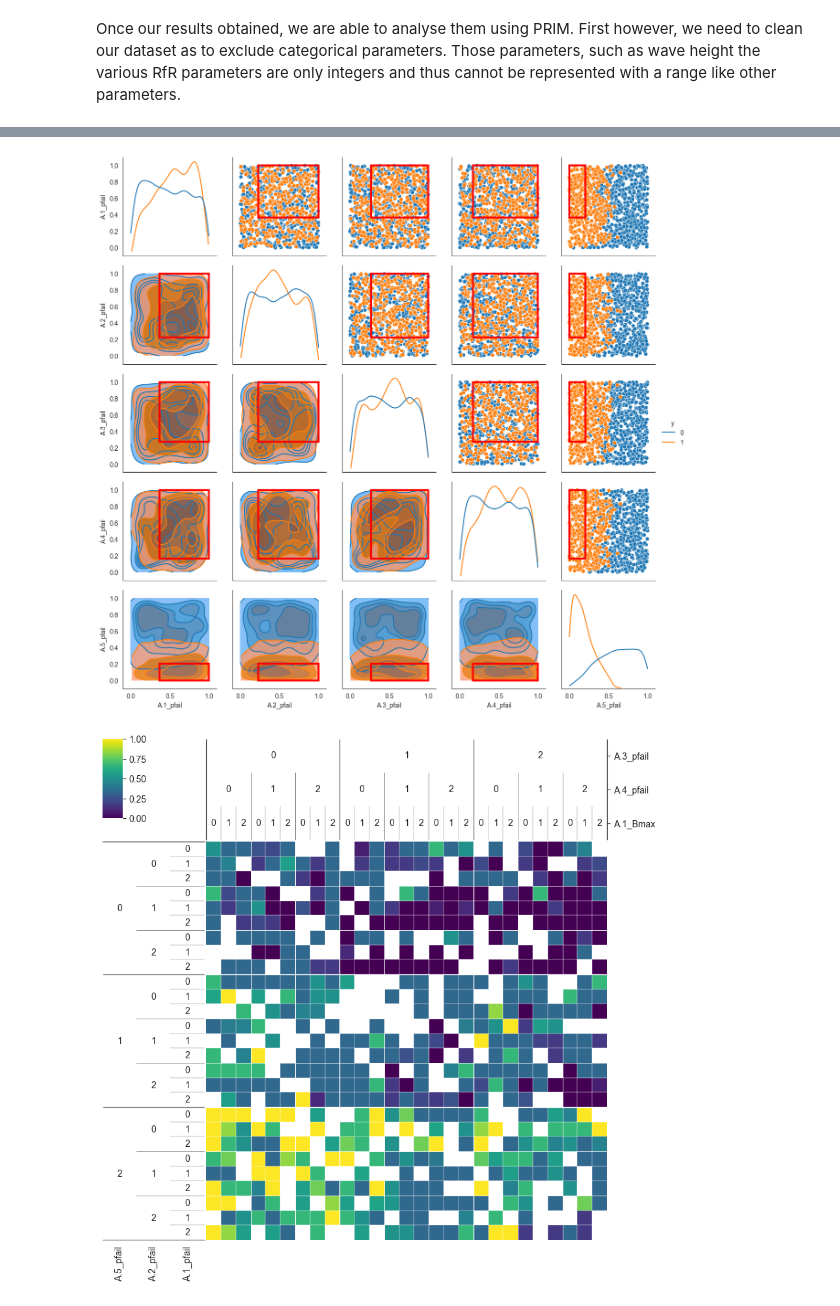
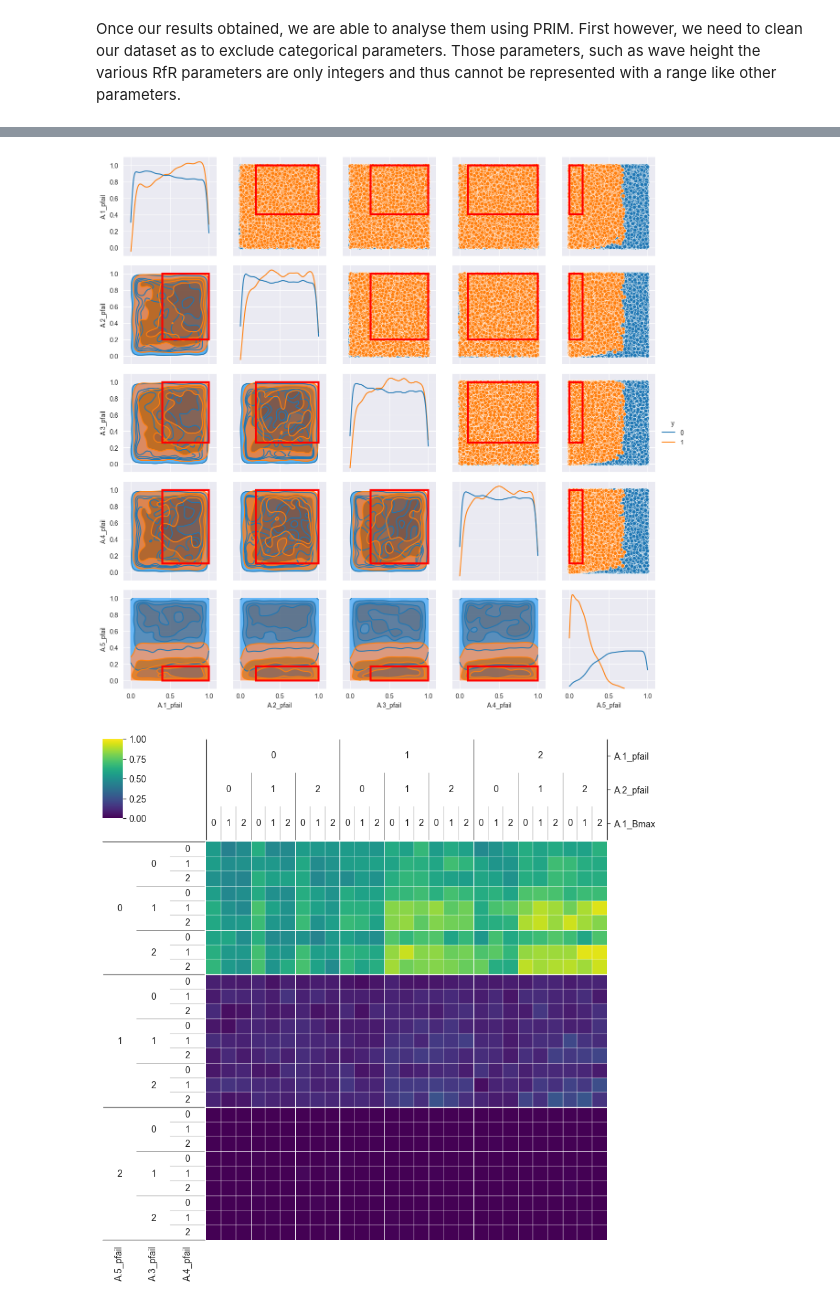
Before and after one commit to TanguiLG/Group13MBDM, a Jupyter notebook: Class Content/final assignment/PRIM.ipynb, the cells around one changed output, grey strips where cells are left out. Saved outputs shown, nothing was run; the diff lists cells and outputs as text; code cells hidden in the pictures.

```diff
--- a/Class Content/final assignment/PRIM.ipynb
+++ b/Class Content/final assignment/PRIM.ipynb
@@ -92,7 +92,7 @@ ScalarOutcome('A.5_Expected Number of Deaths', variable_name=('A.5_Expected Numb
 ScalarOutcome('RfR Total Costs', variable_name=('RfR Total Costs',), function=<function sum_over at 0x...>)
 ScalarOutcome('Expected Evacuation Costs', variable_name=('Expected Evacuation Costs',), function=<function sum_over at 0x...>)
 # %%
-n_scenarios = 1000
+n_scenarios = 30000
 with MultiprocessingEvaluator(dike_model) as evaluator:
     results = evaluator.perform_experiments(n_scenarios, policies)
 
@@ -134,13 +134,15 @@ plt.show()
 box1.show_pairs_scatter()
 plt.show()
 # %% [output]
-[figure, old version]
+[figure, new version]
 # %%
 from ema_workbench.analysis import dimensional_stacking
 
 x = df_exp[['A.1_Bmax', 'A.1_pfail', 'A.2_Bmax', 'A.2_pfail', 'A.3_Bmax', 'A.3_pfail', 'A.4_Bmax', 'A.4_pfail', 'A.5_Bmax', 'A.5_pfail']]
-y = outcomes["A.5 Total Costs"] <  10000000
+y = df['A.5 Total Costs']
+a = y.quantile(0.75)
+y = (y > a).astype(int).values
 dimensional_stacking.create_pivot_plot(x, y, 3, nbins=3)
 plt.show()
 # %% [output]
-[figure, old version]
+[figure, new version]
```
Also changed, not shown: parts of 6 cells of this notebook, 2 other files.
